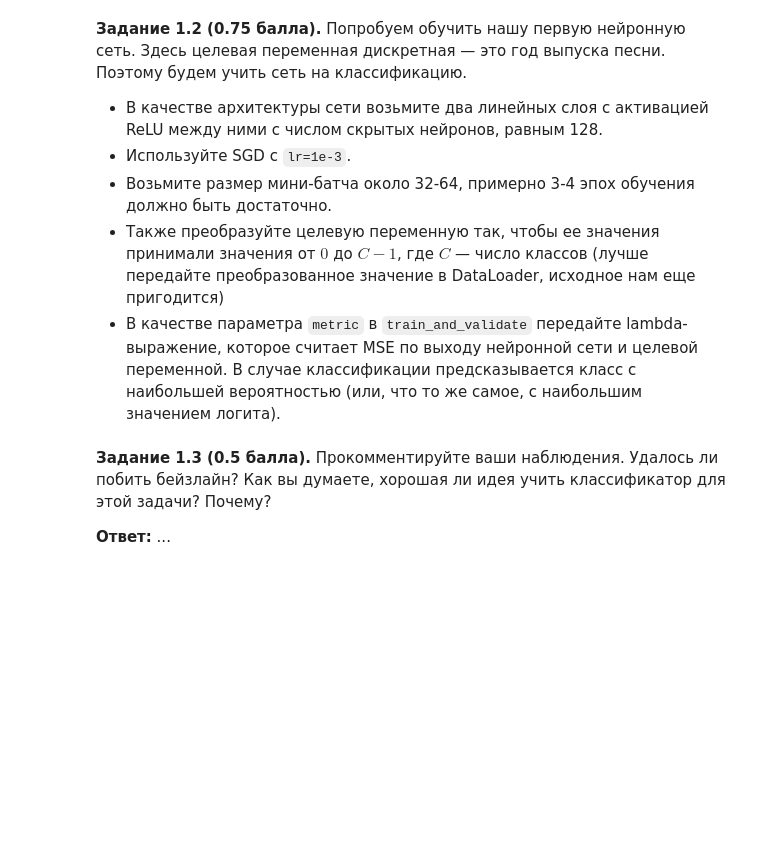
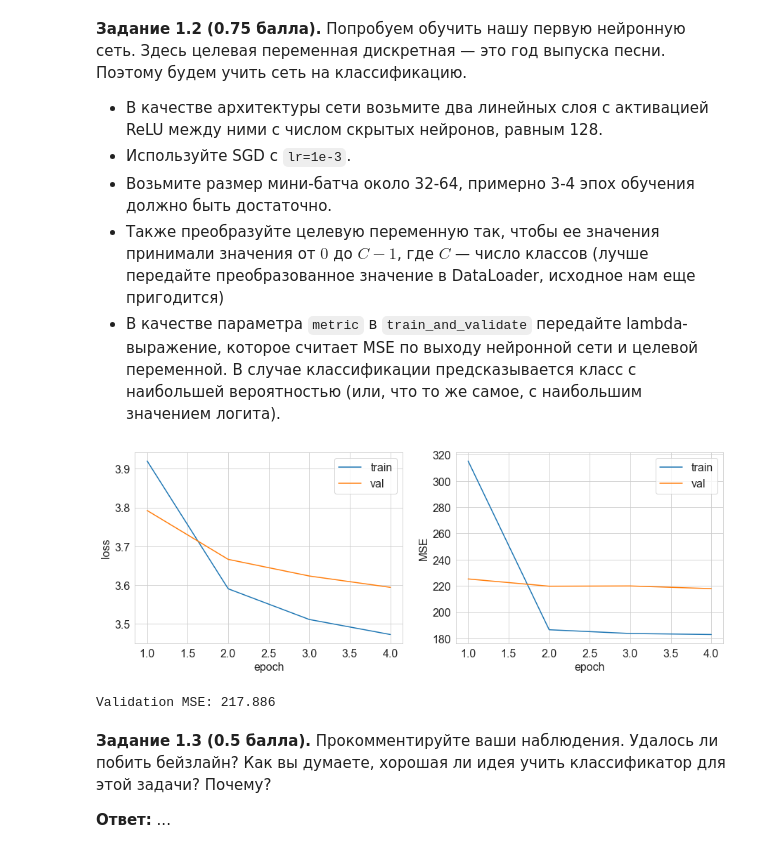
Before and after one commit to kkorolev1/dl-1, a Jupyter notebook: hw/shw-01-mlp/shw-01-mlp-part2.ipynb, the cells around one changed output. Drawn from its saved outputs; the diff is of its cells as text; code cells hidden in the pictures; blank space fills up the shorter version.

```diff
--- a/hw/shw-01-mlp/shw-01-mlp-part2.ipynb
+++ b/hw/shw-01-mlp/shw-01-mlp-part2.ipynb
@@ -198,6 +203,13 @@ def train_and_validate(model, optimizer, criterion, metric, train_loader, val_lo
             predictions = ...
             loss = ...
             '''
+            optimizer.zero_grad()
+
+            predictions = model(X_batch)
+            loss = criterion(predictions, y_batch)
+
+            model.backward(X_batch, criterion.backward(predictions, y_batch))
+            optimizer.step()
 
             metric_value = metric(predictions, y_batch)
             running_loss += loss * X_batch.shape[0]
@@ -220,6 +232,8 @@ def train_and_validate(model, optimizer, criterion, metric, train_loader, val_lo
             predictions = ...
             loss = ...
             '''
+            predictions = model(X_batch)
+            loss = criterion(predictions, y_batch)
 
             metric_value = metric(predictions, y_batch)
             running_loss += loss * X_batch.shape[0]
@@ -250,3 +262,34 @@ def train_and_validate(model, optimizer, criterion, metric, train_loader, val_lo
+# %%
+# YOUR CODE HERE (－.－)...zzzZZZzzzZZZ
+
+batch_size = 64
+train_loader = mm.DataLoader(X_train, (y_train - y_train.min()).reshape(-1, 1), batch_size=batch_size, shuffle=True)
+val_loader = mm.DataLoader(X_val, (y_val - y_val.min()).reshape(-1, 1), batch_size=batch_size, shuffle=True)
+
+
+in_features = X_train.shape[1]
+out_features = y_train.max() - y_train.min() + 1
+hidden_features = 128
+
+model = mm.Sequential(
+    mm.Linear(in_features, hidden_features),
+    mm.BatchNormalization(hidden_features), # чтобы не взрывалось ничего
+    mm.ReLU(),
+    mm.Linear(hidden_features, out_features)
+)
+
+optimizer = mm.SGD(model, lr=1e-3)
+criterion = mm.CrossEntropyLoss()
+
+metric = lambda predictions, y_batch: mean_squared_error(np.argmax(predictions, axis=1), y_batch)
+
+num_epochs = 4
+# %%
+train_metrics, val_metrics = train_and_validate(model, optimizer, criterion, metric, train_loader, val_loader,
+                       num_epochs, verbose=True)
+# %% [output]
+[figure, added]
+Validation MSE: 217.886
 # %% [markdown]
 **Задание 1.3 (0.5 балла).** Прокомментируйте ваши наблюдения. Удалось ли побить бейзлайн? Как вы думаете, хорошая ли идея учить классификатор для этой задачи? Почему?
 
```
Also changed, not shown: parts of 22 cells of this notebook.
